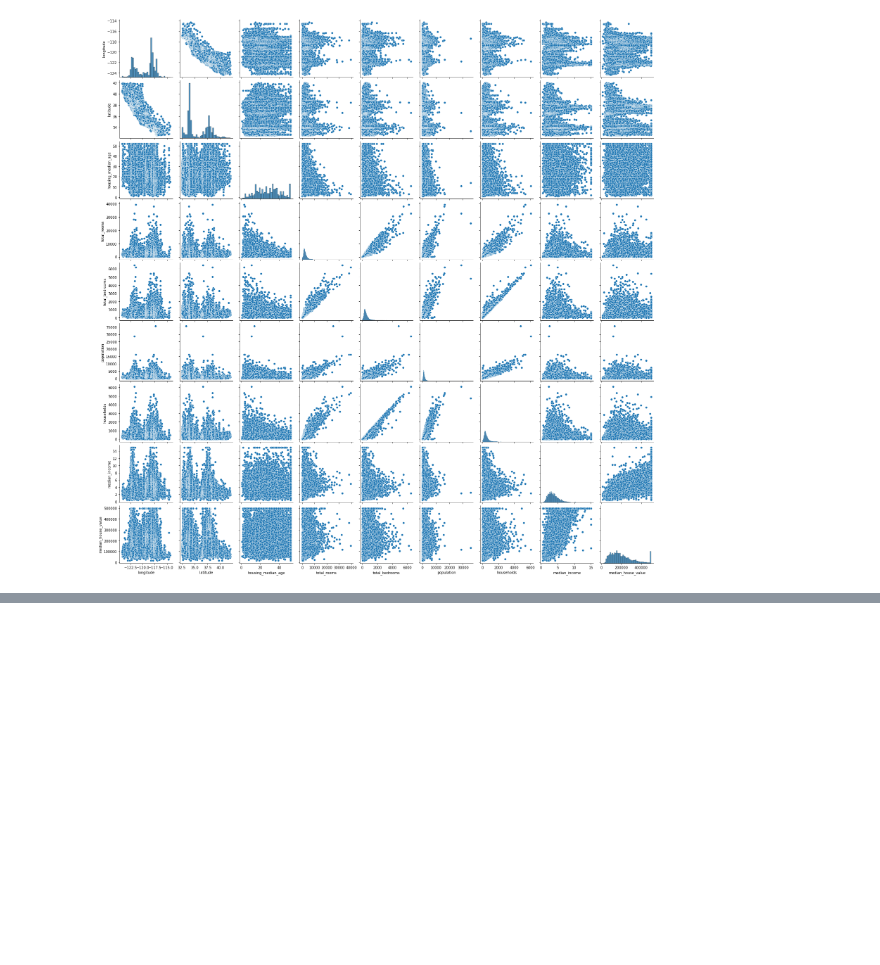
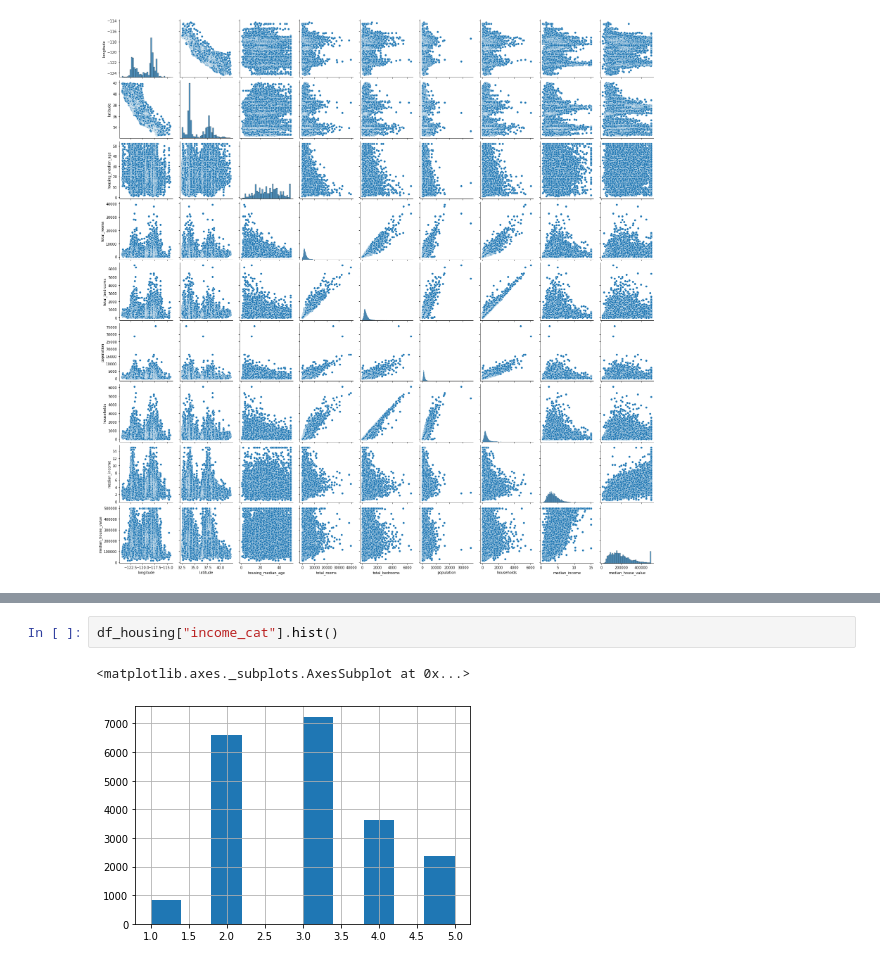
Before and after one commit to paulo-batista/LABDATA-FIA, a Jupyter notebook: ML_Step_by_Step.ipynb, the cells around one changed output, grey strips where cells are left out. Cells and saved outputs as stored; diff of their text form; blank space fills up the shorter version.

```diff
--- a/ML_Step_by_Step.ipynb
+++ b/ML_Step_by_Step.ipynb
@@ -104,0 +129,5 @@ NameError: ignored
+# %%
+df_housing["income_cat"].hist()
+# %% [output]
+<matplotlib.axes._subplots.AxesSubplot at 0x...>
+[figure, added]
```
Also changed, not shown: parts of 20 cells of this notebook.
